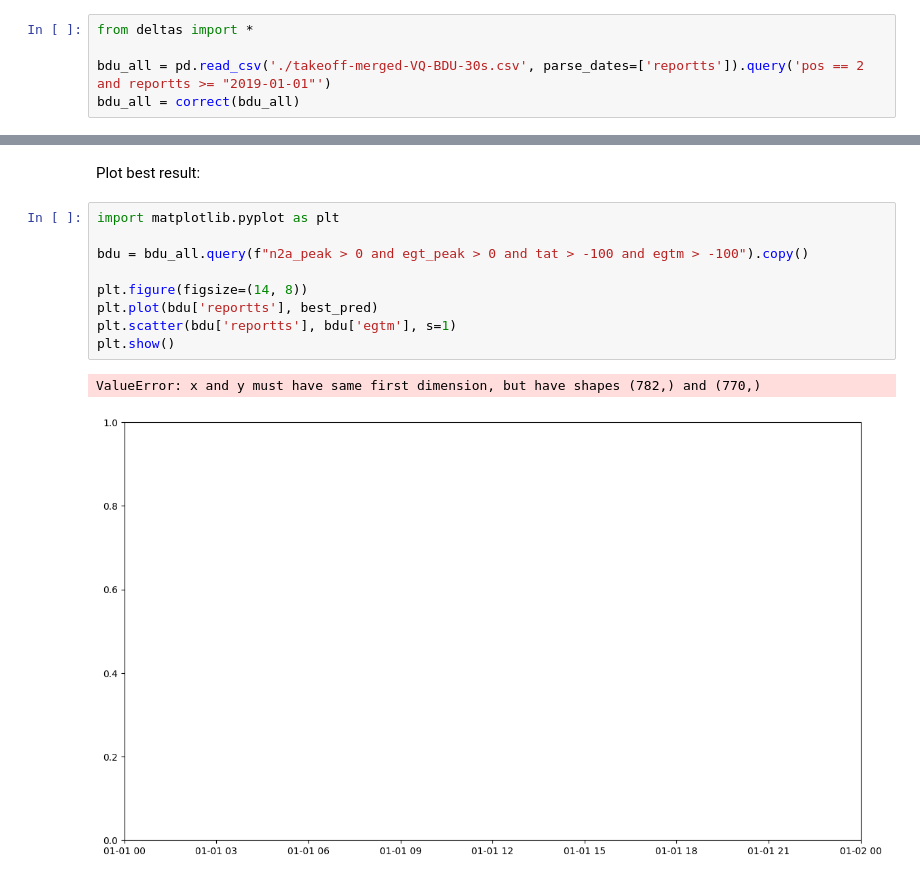
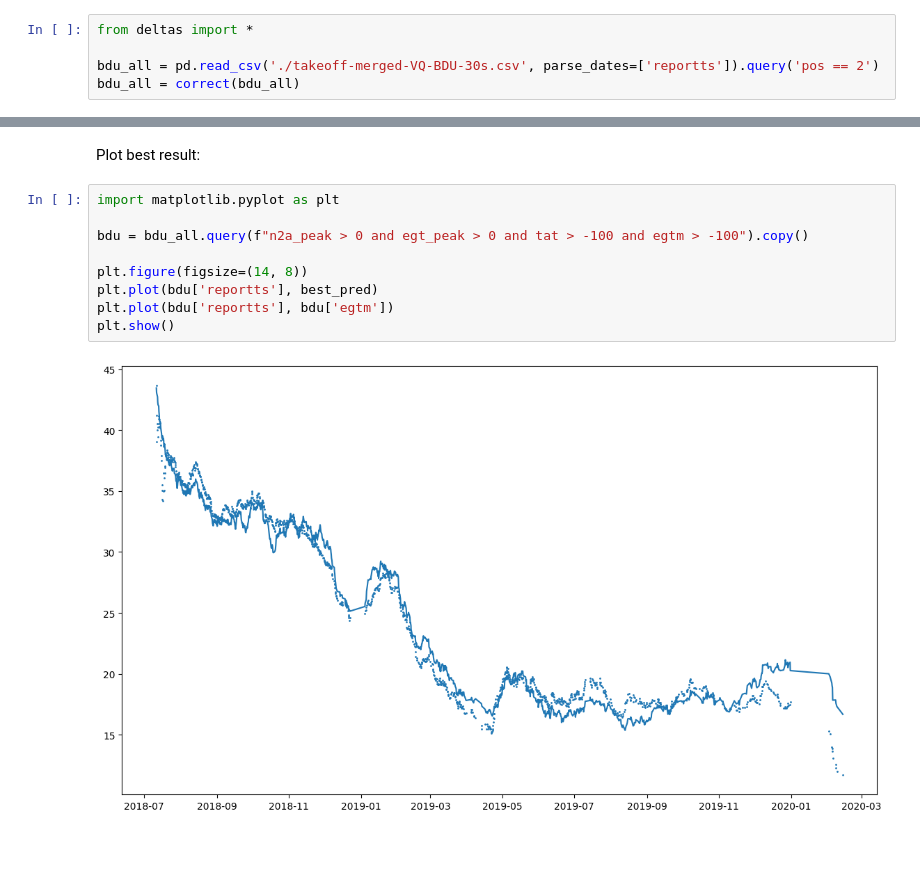
Before and after one commit to skeptlk/ecm, a Jupyter notebook: ex14_finetuning.ipynb, the cells around one changed output, grey strips where cells are left out. Saved outputs shown, nothing was run; the diff lists cells and outputs as text; blank space fills up the shorter version.

```diff
--- a/ex14_finetuning.ipynb
+++ b/ex14_finetuning.ipynb
@@ -5,7 +5,7 @@
 # %%
 from deltas import *
 
-bdu_all = pd.read_csv('./takeoff-merged-VQ-BDU-30s.csv', parse_dates=['reportts']).query('pos == 2 and reportts >= "2019-01-01"')
+bdu_all = pd.read_csv('./takeoff-merged-VQ-BDU-30s.csv', parse_dates=['reportts']).query('pos == 2')
 bdu_all = correct(bdu_all)
 # %%
 bdu_all.shape
@@ -88,12 +88,11 @@ Plot best result:
 # %%
 import matplotlib.pyplot as plt
 
 bdu = bdu_all.query(f"n2a_peak > 0 and egt_peak > 0 and tat > -100 and egtm > -100").copy()
 
 plt.figure(figsize=(14, 8))
 plt.plot(bdu['reportts'], best_pred)
-plt.scatter(bdu['reportts'], bdu['egtm'], s=1)
+plt.plot(bdu['reportts'], bdu['egtm'])
 plt.show()
 # %% [output]
-ValueError: x and y must have same first dimension, but have shapes (782,) and (770,)
-[figure, old version]
+[figure, new version]
```
Also changed, not shown: parts of 2 cells of this notebook.
